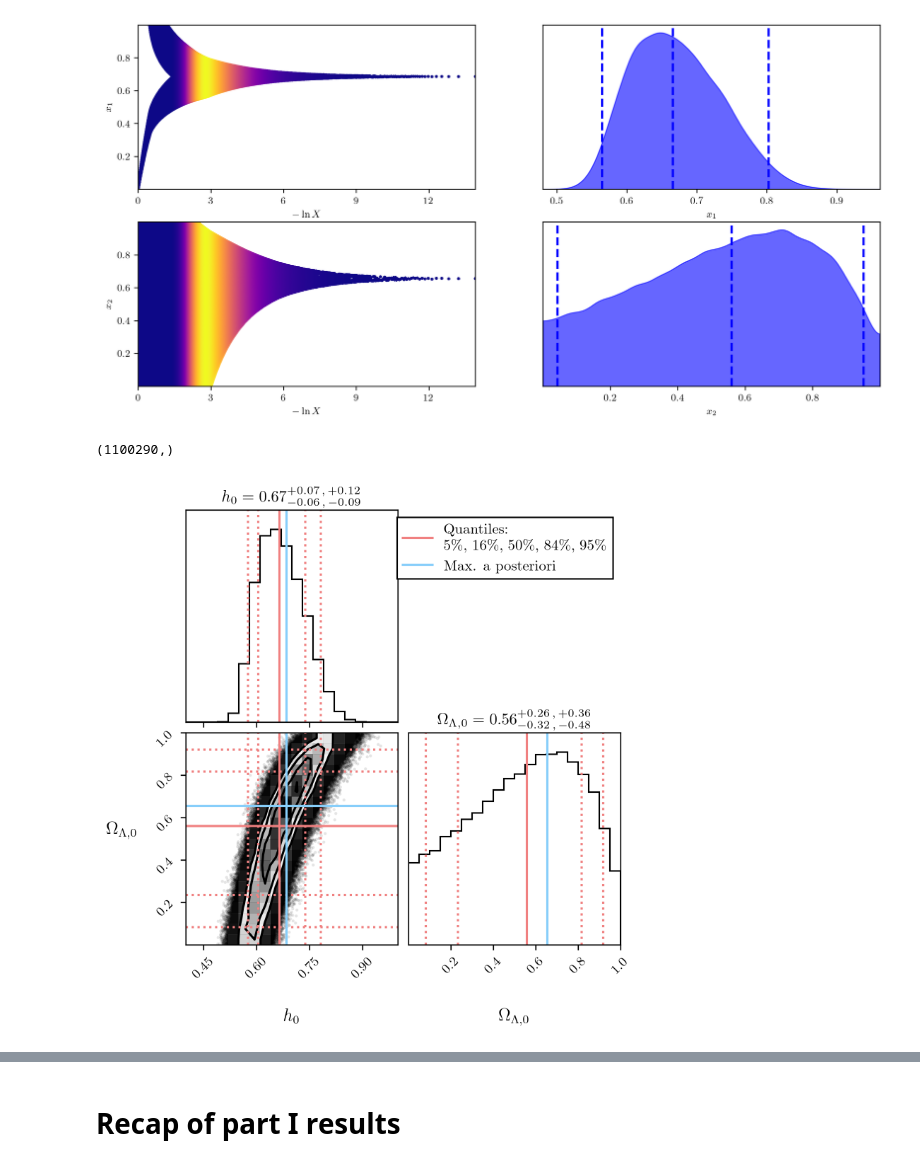
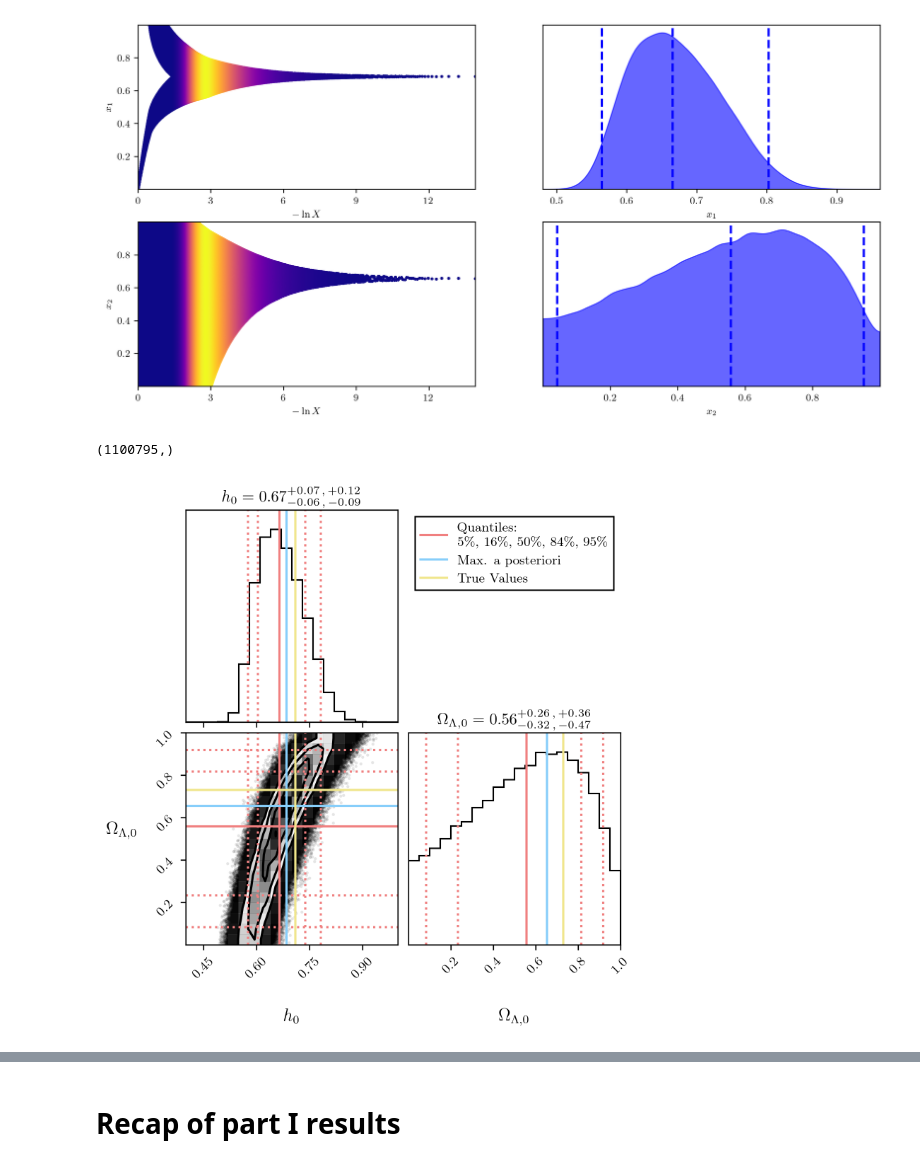
Before and after one commit to Andrea-Pierini/astrostatistics_bicocca_2022-1, a Jupyter notebook: working/L18.ipynb, the cells around one changed output, grey strips where cells are left out. Cells and saved outputs as stored; diff of their text form; code cells hidden in the pictures.

```diff
--- a/working/L18.ipynb
+++ b/working/L18.ipynb
@@ -414,14 +417,14 @@ $$
 $$
 # %%
 #-------------------------------------------------------------------------
-# our model for mu(z | h0, OmegaLambda0, OmegaMatter0)
+# our model for mu(z | h0, OmegaLambda0, OmegaMatter0=1-OmegaLambda0)
 
 const3e7 = np.log10(3e8)
 
 def mu_modellino(params, z):
     h, OmegaL = params
-    OmegaM = 1-OmegaL
-    var_z  = 1+z
+    OmegaM = 1. - OmegaL
+    var_z  = 1. + z
     result = np.log10(var_z) - np.log10(h) - 0.5 * np.log10(OmegaL)
     hyper21 = var_z * special.hyp2f1(1/3,1/2,4/3,-OmegaM/OmegaL * var_z**3) - special.hyp2f1(1/3,1/2,4/3,-OmegaM/OmegaL)
     return 5*(result + np.log10(hyper21) + const3e7)
@@ -474,12 +477,11 @@ tfig, taxes = dyplot.traceplot(sresults)
 [figure]
 # %%
 #-------------------------------------------------------------------------
-# corner plot  of the markov chain paramters
+# corner plot  of the nested sampling paramters
 
 samples = sresults.samples
 normalized_weights = np.exp(sresults.logwt - sresults.logz[-1])
 samples_equal = dyfunc.resample_equal(samples, normalized_weights)
-
 
 #-------------------------------------------------------------------------
 # create the corner plot setup with the corner python package
@@ -525,35 +527,41 @@ for i in range(n_dim):
              '{:.2f}'.format(quantiles1[4,i] - quantiles1[2,i]) + r'}_{-'      + \
              '{:.2f}'.format(quantiles1[2,i] - quantiles1[1,i]) + r'\, , \,-'  + \
              '{:.2f}'.format(quantiles1[2,i] - quantiles1[0,i]) + r'}$'
     ax[i,i].set_title( titles )
 
 par_median = quantiles1[2,:]
 
 #-------------------------------------------------------------------------
 
 ax[0,n_dim-1].plot([], [], marker='', color='lightskyblue', label='Max. a posteriori')
 
 M = len(samples_equal[:,0])
 print(samples_equal[:,0].shape)
 
 samples_logpost = np.zeros(M)
 for i in range(M):
     samples_logpost[i] = log_posterior( samples_equal[i,:], z_sample, mu_sample, dmu )
 
 par_MAP = samples_equal[np.argmax(samples_logpost),:]
 
 corner.overplot_lines(fig, par_MAP, color="lightskyblue")
 
 #-------------------------------------------------------------------------
+
+ax[0,n_dim-1].plot([], [], marker='', color='khaki', label='True Values')
+
+corner.overplot_lines(fig, [0.7104915227720638, 0.73], color="khaki")
+
+#-------------------------------------------------------------------------
 # utility: make legend, save figure:
 
 ax[0,n_dim-1].legend(title_fontsize=9, fontsize=9, frameon=True, framealpha=1, fancybox=False, edgecolor='black')
 
-if True:
+if False:
     fig.savefig('./L18_images/L18_dynesty__Corner_Plot.pdf', bbox_inches='tight')
     fig.savefig('./L18_images/L18_dynesty__Corner_Plot.png', bbox_inches='tight')
 # %% [output]
-(1100290,)
+(1100795,)
-[figure, old version]
+[figure, new version]
 # %%
 #-------------------------------------------------------------------------
```
Also changed, not shown: parts of 27 cells of this notebook, 14 other files.
